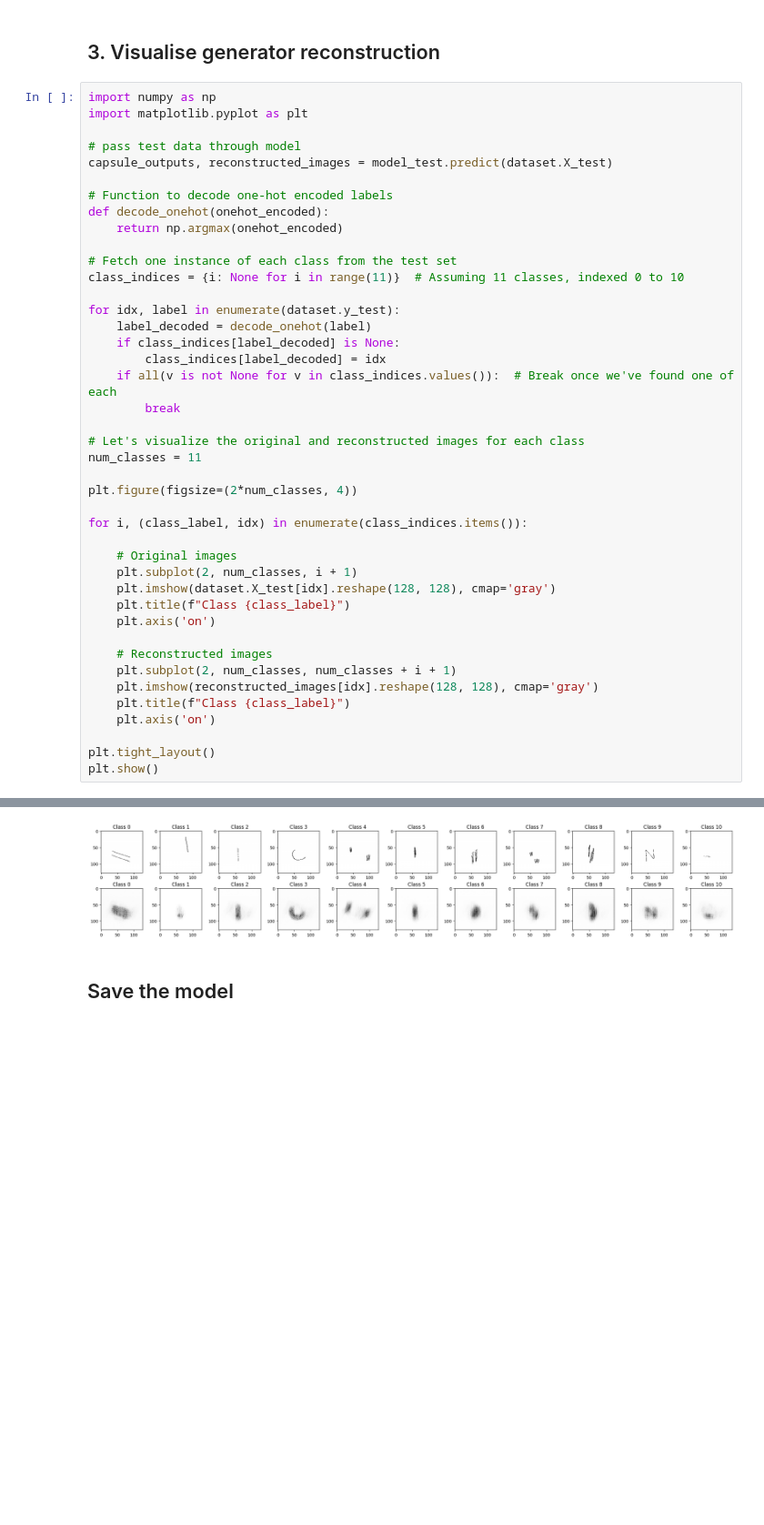
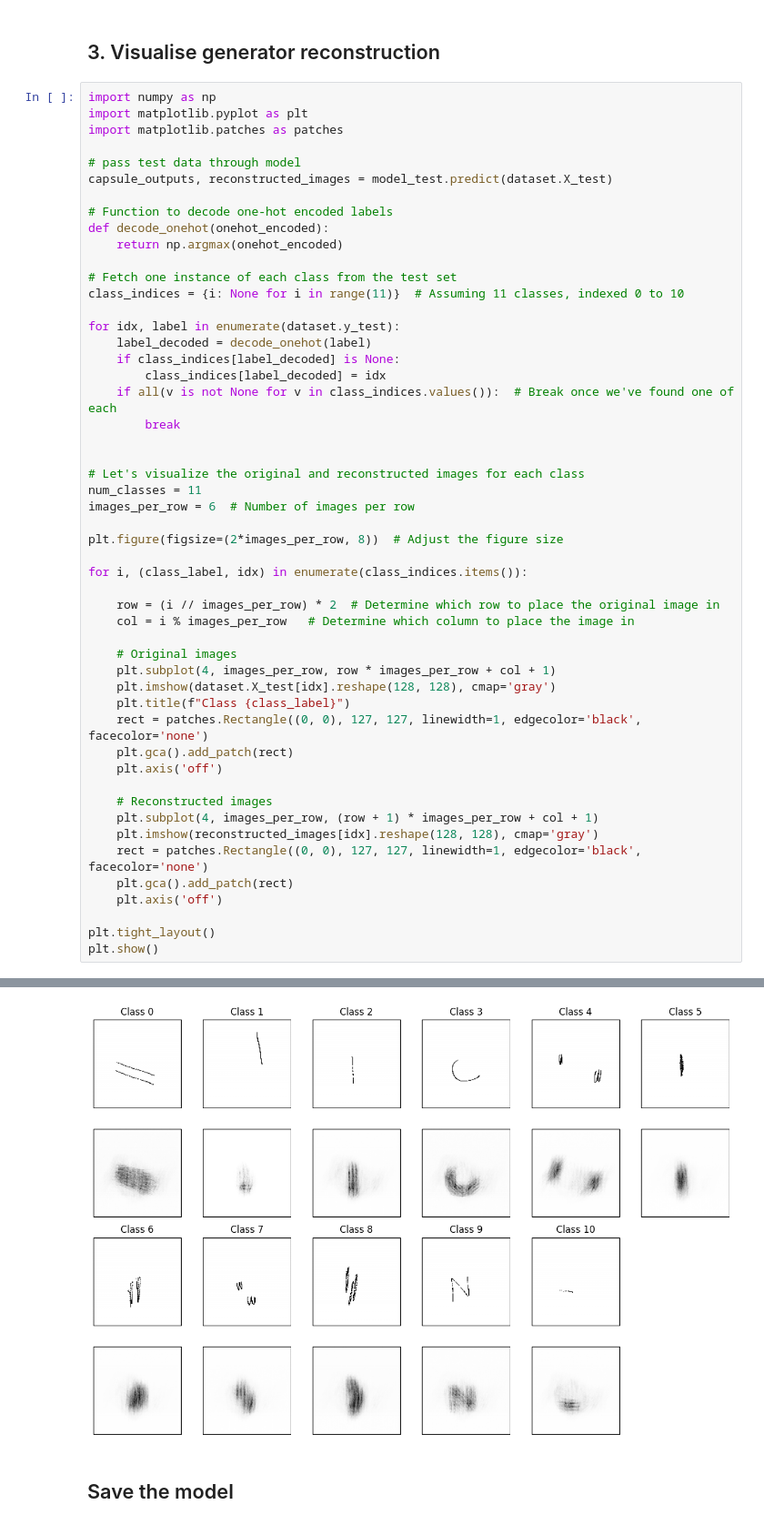
Before and after one commit to PabloPicass0/DualSense, a Jupyter notebook: Backend/ML/model_training.ipynb, the cells around one changed output, grey strips where cells are left out. Shown at 91% size. Drawn from its saved outputs; the diff is of its cells as text; blank space fills up the shorter version.

```diff
--- a/Backend/ML/model_training.ipynb
+++ b/Backend/ML/model_training.ipynb
@@ -154,6 +148,7 @@ plotWrongImages(dataset.X_test, dataset.y_test, y_pred,
 # %%
 import numpy as np
 import matplotlib.pyplot as plt
+import matplotlib.patches as patches
 
 # pass test data through model
 capsule_outputs, reconstructed_images = model_test.predict(dataset.X_test)
@@ -172,24 +167,32 @@ for idx, label in enumerate(dataset.y_test):
     if all(v is not None for v in class_indices.values()):  # Break once we've found one of each
         break
 
+
 # Let's visualize the original and reconstructed images for each class
 num_classes = 11
+images_per_row = 6  # Number of images per row
 
-plt.figure(figsize=(2*num_classes, 4))
+plt.figure(figsize=(2*images_per_row, 8))  # Adjust the figure size
 
 for i, (class_label, idx) in enumerate(class_indices.items()):
 
+    row = (i // images_per_row) * 2  # Determine which row to place the original image in
+    col = i % images_per_row   # Determine which column to place the image in
+
     # Original images
-    plt.subplot(2, num_classes, i + 1)
+    plt.subplot(4, images_per_row, row * images_per_row + col + 1)
     plt.imshow(dataset.X_test[idx].reshape(128, 128), cmap='gray')
     plt.title(f"Class {class_label}")
-    plt.axis('on')
+    rect = patches.Rectangle((0, 0), 127, 127, linewidth=1, edgecolor='black', facecolor='none')
+    plt.gca().add_patch(rect)
+    plt.axis('off')
 
     # Reconstructed images
-    plt.subplot(2, num_classes, num_classes + i + 1)
+    plt.subplot(4, images_per_row, (row + 1) * images_per_row + col + 1)
     plt.imshow(reconstructed_images[idx].reshape(128, 128), cmap='gray')
-    plt.title(f"Class {class_label}")
-    plt.axis('on')
+    rect = patches.Rectangle((0, 0), 127, 127, linewidth=1, edgecolor='black', facecolor='none')
+    plt.gca().add_patch(rect)
+    plt.axis('off')
 
 plt.tight_layout()
 plt.show()
@@ -198,4 +201,4 @@ plt.show()
-[figure, old version]
+[figure, new version]
 # %% [markdown]
 ## Save the model
 # %%
```
Also changed, not shown: parts of 5 cells of this notebook, 34 other files.
